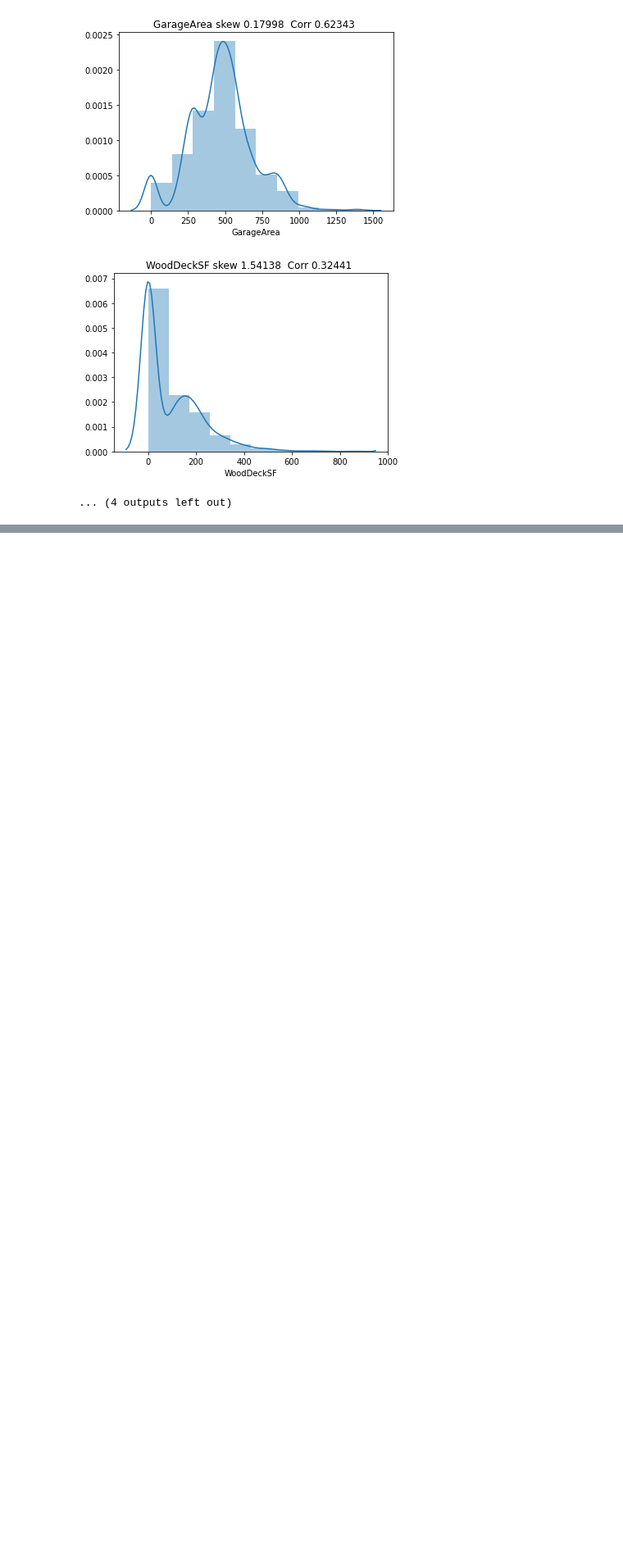
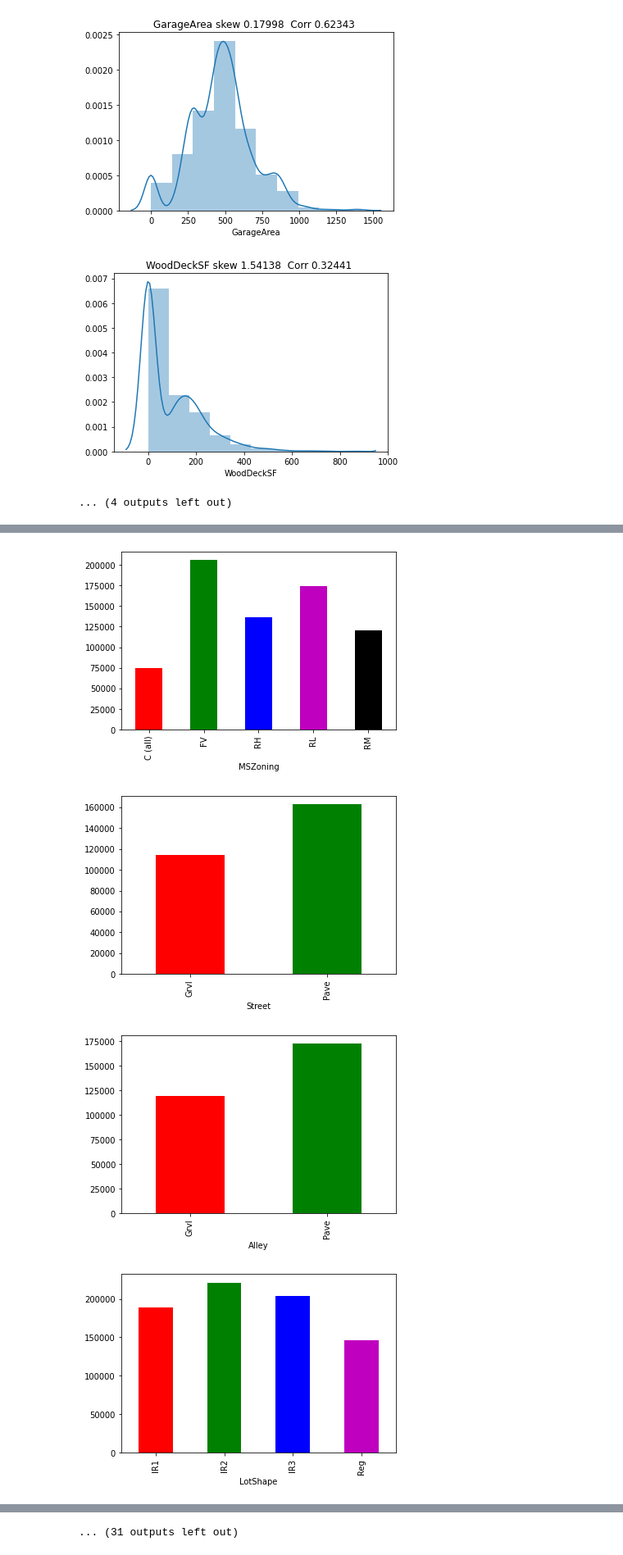
Before and after one commit to Xwyzworms/Regression, a Jupyter notebook: AdvancedRegressionDataAnalysis.ipynb, the cells around one changed output, grey strips where cells are left out. Shown at 82% size. Saved outputs shown, nothing was run; the diff lists cells and outputs as text; code cells hidden in the pictures; blank space fills up the shorter version.

```diff
--- a/AdvancedRegressionDataAnalysis.ipynb
+++ b/AdvancedRegressionDataAnalysis.ipynb
@@ -308,0 +328,11 @@ for _feature in Continues_var:
+# %%
+## Cheking Categorical Values
+for _feature in All_Categorical:
+  _data=df.copy()
+  _data.groupby(_feature)["SalePrice"].median().plot.bar(color=["r",'g',"b","m","k","y"])
+  plt.show()
+# %% [output]
+[figure, added]
+[figure, added]
+[figure, added]
+[figure, added]
@@ -308,0 +347 @@ for _feature in Continues_var:
+... (31 outputs left out)
```
Also changed, not shown: parts of 9 cells of this notebook.
